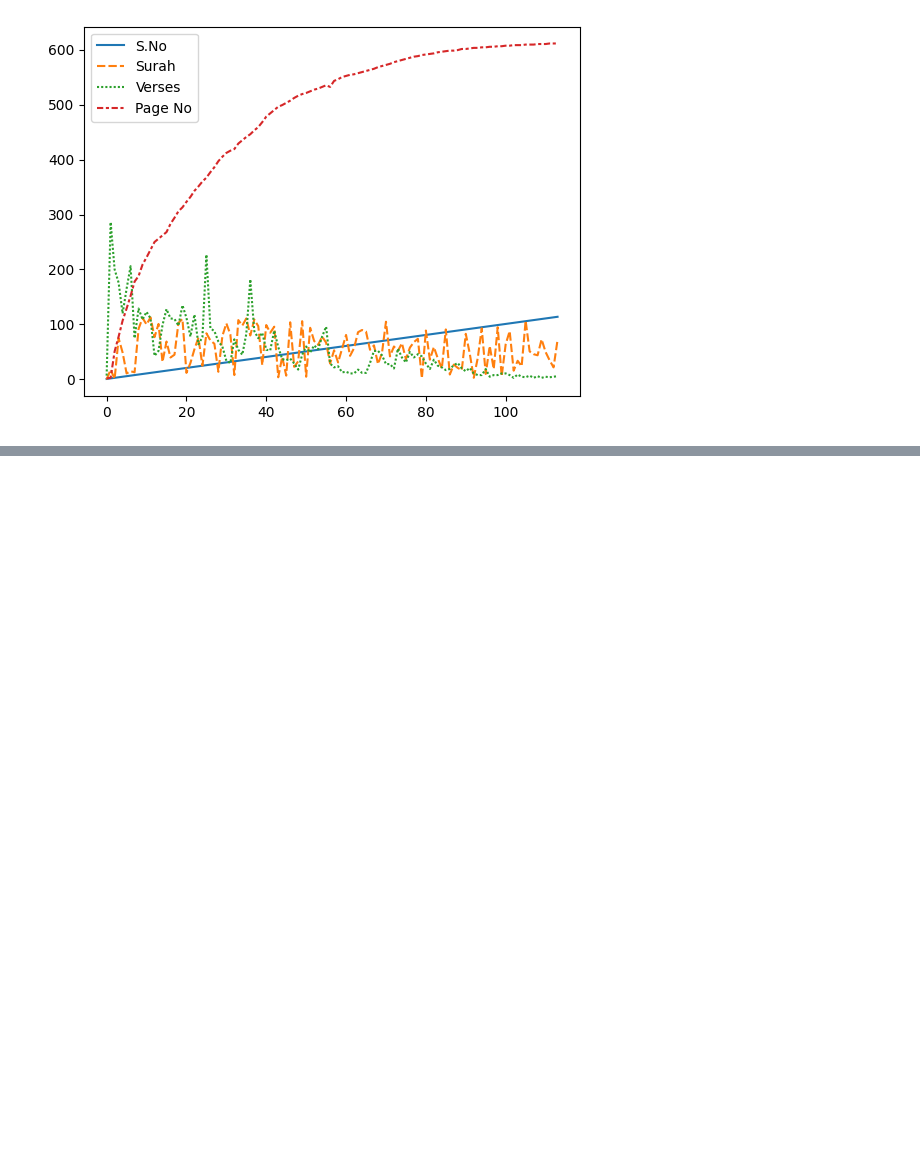
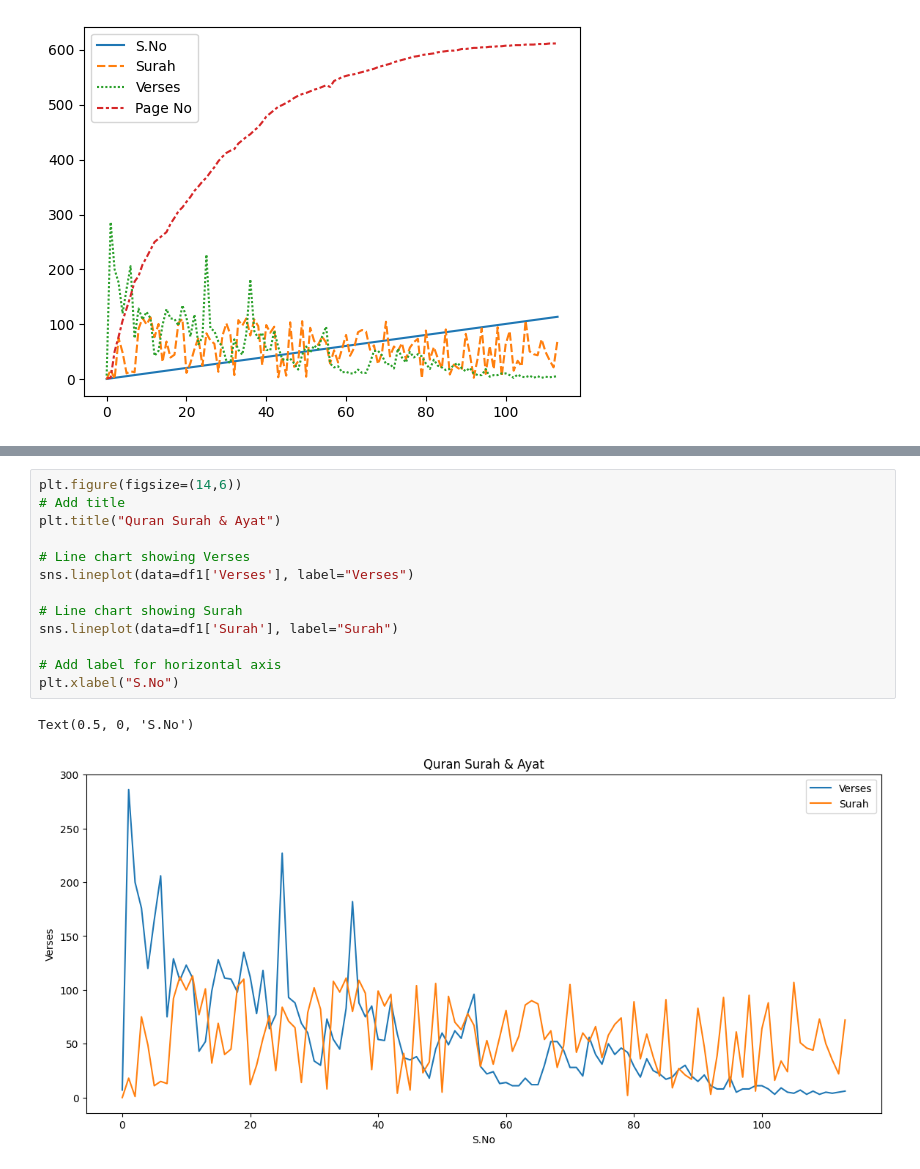
Before and after one commit to MeSamiulIslam/Msc, a Jupyter notebook: quran.ipynb, the cells around one changed output, grey strips where cells are left out. Cells and saved outputs as stored; diff of their text form; blank space fills up the shorter version.

```diff
--- a/quran.ipynb
+++ b/quran.ipynb
@@ -148,0 +158,16 @@ sns.lineplot(data=df1)
+# %%
+plt.figure(figsize=(14,6))
+# Add title
+plt.title("Quran Surah & Ayat")
+
+# Line chart showing Verses
+sns.lineplot(data=df1['Verses'], label="Verses")
+
+# Line chart showing Surah
+sns.lineplot(data=df1['Surah'], label="Surah")
+
+# Add label for horizontal axis
+plt.xlabel("S.No")
+# %% [output]
+Text(0.5, 0, 'S.No')
+[figure, added]
```
Also changed, not shown: parts of 8 cells of this notebook.
